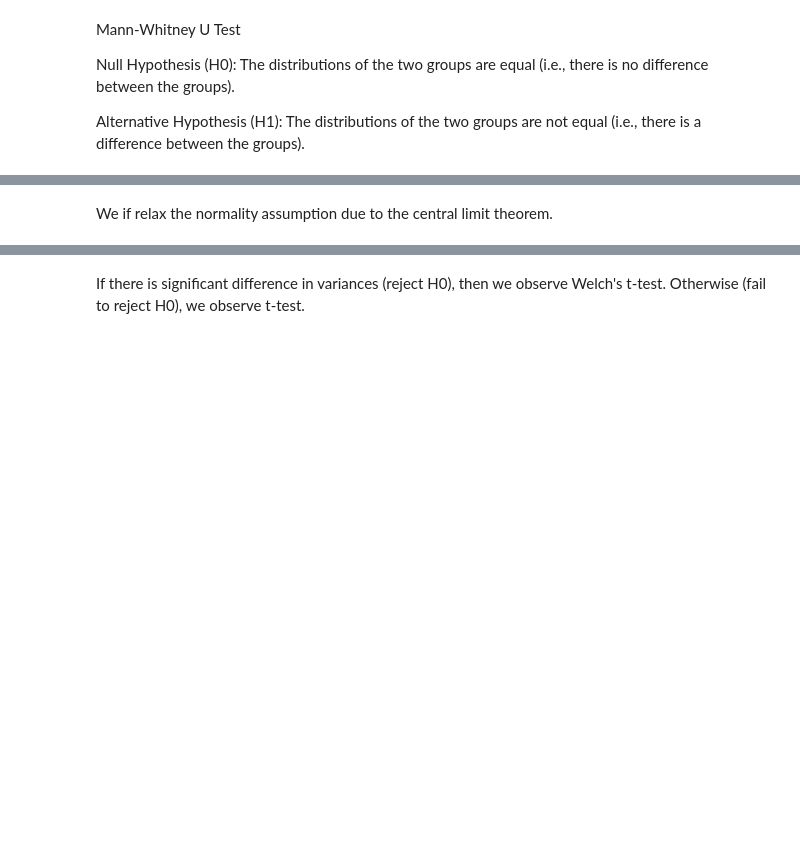
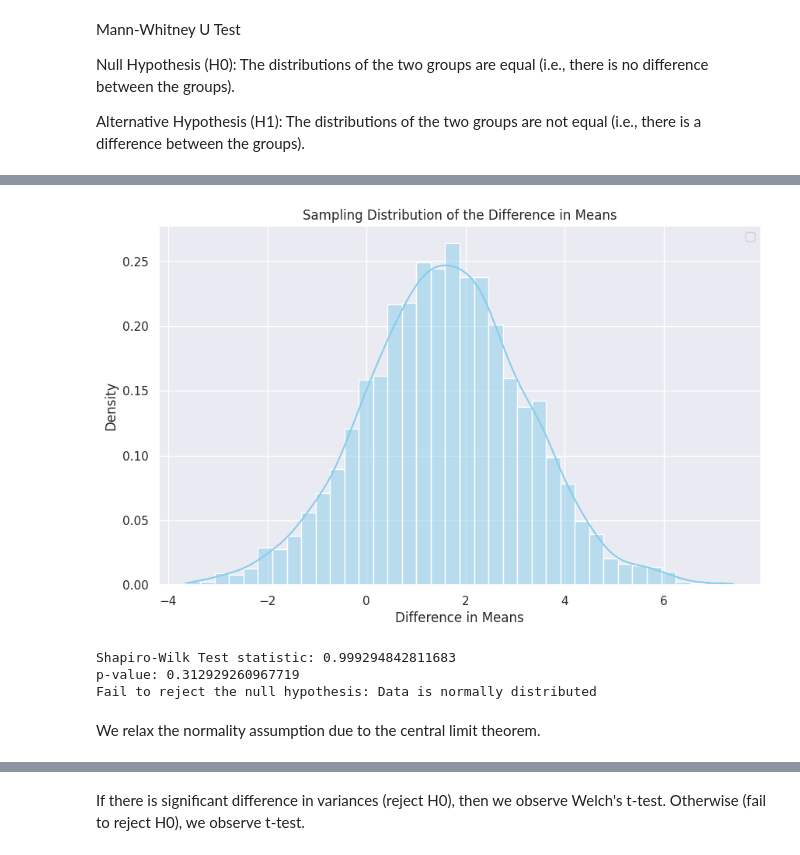
Before and after one commit to Tony6512/Increasing-Gameplay-Analysis, a Jupyter notebook: ab_testing_on_mobile_game.ipynb, the cells around one changed output, grey strips where cells are left out. Drawn from its saved outputs; the diff is of its cells as text; code cells hidden in the pictures; blank space fills up the shorter version.

```diff
--- a/ab_testing_on_mobile_game.ipynb
+++ b/ab_testing_on_mobile_game.ipynb
@@ -657,5 +723,47 @@ Reject the null hypothesis: There is a significant difference between the groups
+# %%
+n_iter = 3000
+sample_size = 1000
+replace = False
+mean_diffs = [None] * n_iter
+median_diffs = [None] * n_iter
+for i in range(n_iter):
+    sample_a = df_A.sample(n=int(sample_size), replace=replace)
+    sample_b = df_B.sample(n=int(sample_size), replace=replace)
+    # sample_a = df_A.sample(n=df_A.shape[0], replace=replace)
+    # sample_b = df_B.sample(n=df_B.shape[0], replace=replace)
+    mean_diffs[i] = np.mean(sample_b) - np.mean(sample_a)
+    median_diffs[i] = np.median(sample_b) - np.median(sample_a)
+# %%
+bins = 'auto'
+plt.figure(figsize=(10, 6))
+sns.histplot(mean_diffs, bins=bins, kde=True, color='skyblue', stat='density')
+plt.title('Sampling Distribution of the Difference in Means')
+plt.xlabel('Difference in Means')
+plt.ylabel('Density')
+plt.legend()
+plt.show()
+
+# sm.qqplot(pd.DataFrame(mean_diffs), line='s')
+# plt.title('Difference in Means')
+# plt.show()
+# %% [output]
+[figure, added]
+# %%
+shapiro_test = scipy.stats.shapiro(mean_diffs)
+print('Shapiro-Wilk Test statistic:', shapiro_test.statistic)
+print('p-value:', shapiro_test.pvalue)
+
+alpha = 0.05
+if shapiro_test.pvalue < alpha:
+    print('Reject the null hypothesis: Data is not normally distributed')
+else:
+    print('Fail to reject the null hypothesis: Data is normally distributed')
+# %% [output]
+Shapiro-Wilk Test statistic: 0.999294842811683
+p-value: 0.312929260967719
+Fail to reject the null hypothesis: Data is normally distributed
 # %% [markdown]
-We if relax the normality assumption due to the central limit theorem.
+We relax the normality assumption due to the central limit theorem.
 # %%
 # Perform Levene's Test
 statistic, p_value = scipy.stats.levene(A_sample, B_sample)
```
Also changed, not shown: parts of 19 cells of this notebook.
